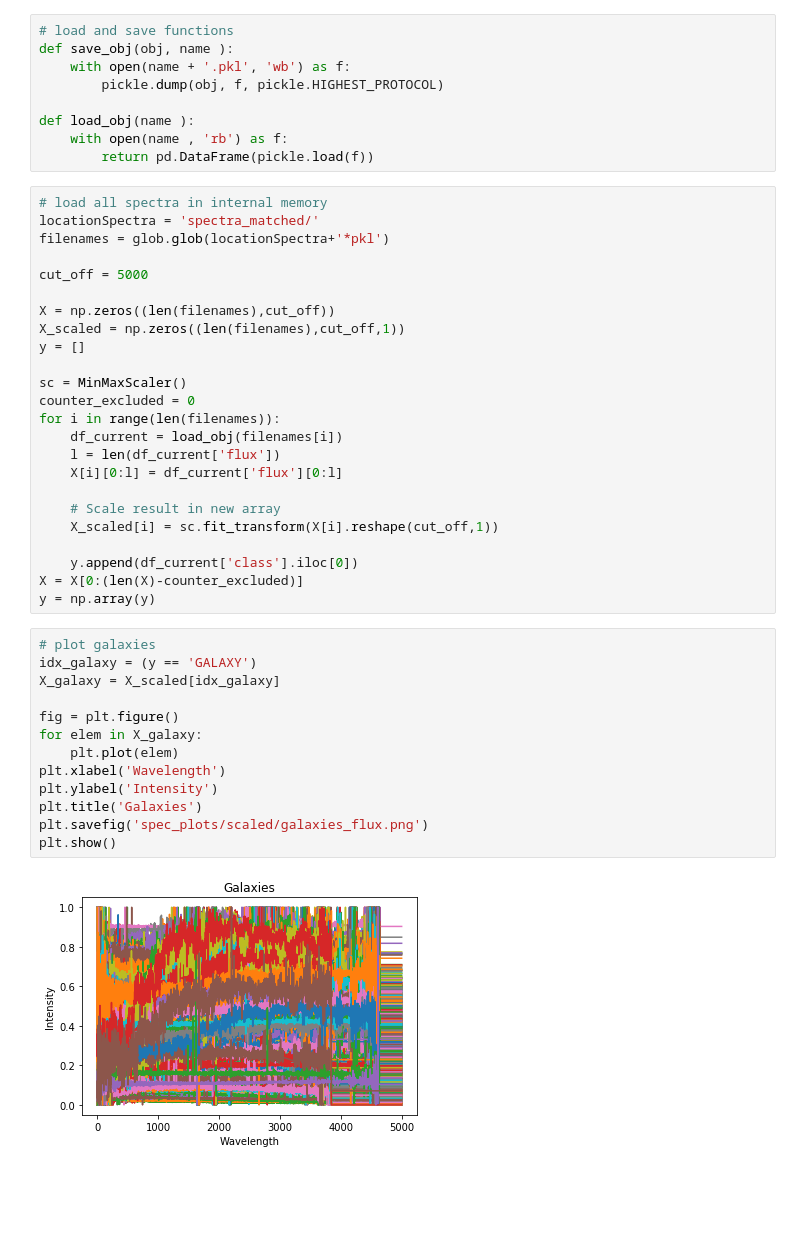
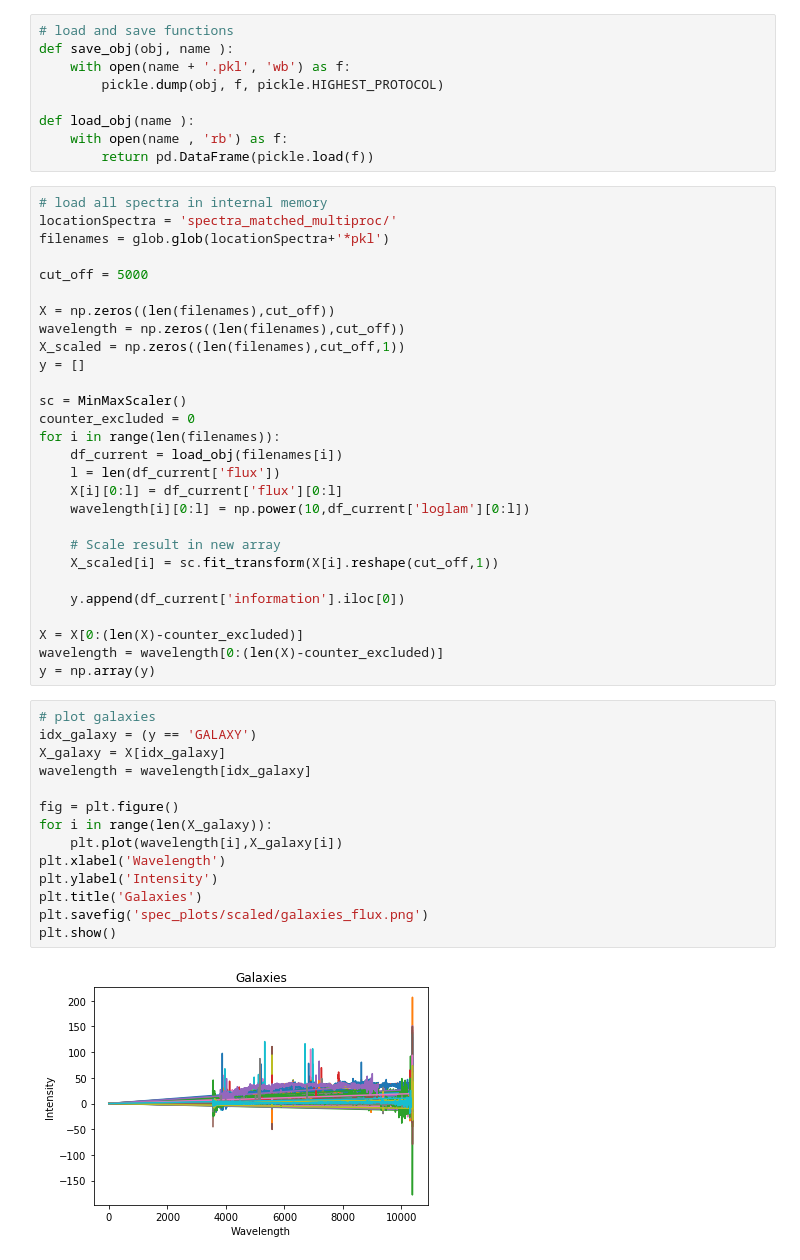
Before and after one commit to vladGriguta/spectraClassification, a Jupyter notebook: spectra_plots.ipynb, the cells around one changed output. Cells and saved outputs as stored; diff of their text form; blank space fills up the shorter version.

```diff
--- a/spectra_plots.ipynb
+++ b/spectra_plots.ipynb
@@ -20,12 +20,13 @@ def load_obj(name ):
         return pd.DataFrame(pickle.load(f))
 # %%
 # load all spectra in internal memory
-locationSpectra = 'spectra_matched/'
+locationSpectra = 'spectra_matched_multiproc/'
 filenames = glob.glob(locationSpectra+'*pkl')
 
 cut_off = 5000
 
 X = np.zeros((len(filenames),cut_off))
+wavelength = np.zeros((len(filenames),cut_off))
 X_scaled = np.zeros((len(filenames),cut_off,1))
 y = []
 
@@ -35,28 +36,32 @@ for i in range(len(filenames)):
     df_current = load_obj(filenames[i])
     l = len(df_current['flux'])
     X[i][0:l] = df_current['flux'][0:l]
+    wavelength[i][0:l] = np.power(10,df_current['loglam'][0:l])
 
     # Scale result in new array
     X_scaled[i] = sc.fit_transform(X[i].reshape(cut_off,1))
 
-    y.append(df_current['class'].iloc[0])
+    y.append(df_current['information'].iloc[0])
+
 X = X[0:(len(X)-counter_excluded)]
+wavelength = wavelength[0:(len(X)-counter_excluded)]
 y = np.array(y)
 # %%
 # plot galaxies
 idx_galaxy = (y == 'GALAXY')
-X_galaxy = X_scaled[idx_galaxy]
+X_galaxy = X[idx_galaxy]
+wavelength = wavelength[idx_galaxy]
 
 fig = plt.figure()
-for elem in X_galaxy:
-    plt.plot(elem)
+for i in range(len(X_galaxy)):
+    plt.plot(wavelength[i],X_galaxy[i])
 plt.xlabel('Wavelength')
 plt.ylabel('Intensity')
 plt.title('Galaxies')
 plt.savefig('spec_plots/scaled/galaxies_flux.png')
 plt.show()
 # %% [output]
-[figure, old version]
+[figure, new version]
 # %%
 # plot quasars
 idx_qso = (y == 'QSO   ')
```
Also changed, not shown: parts of 4 cells of this notebook, 12 other files.
